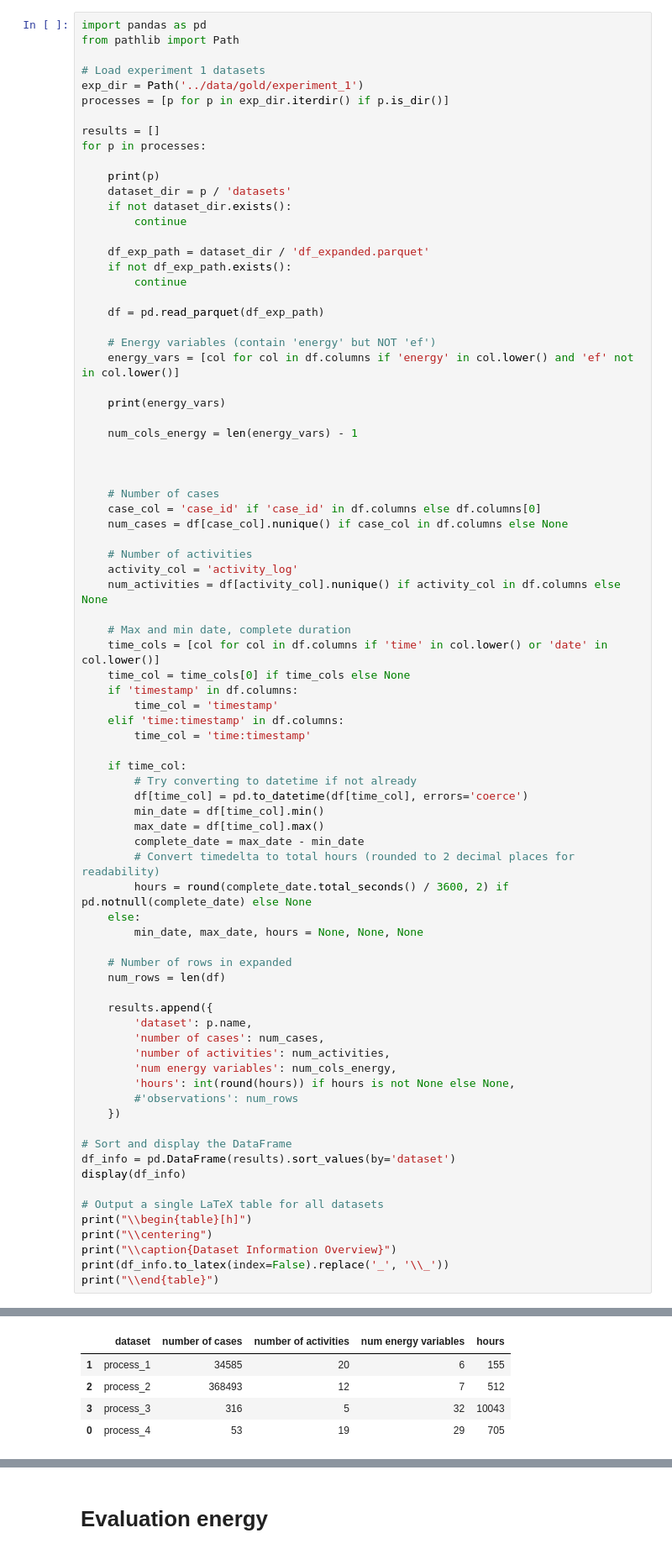
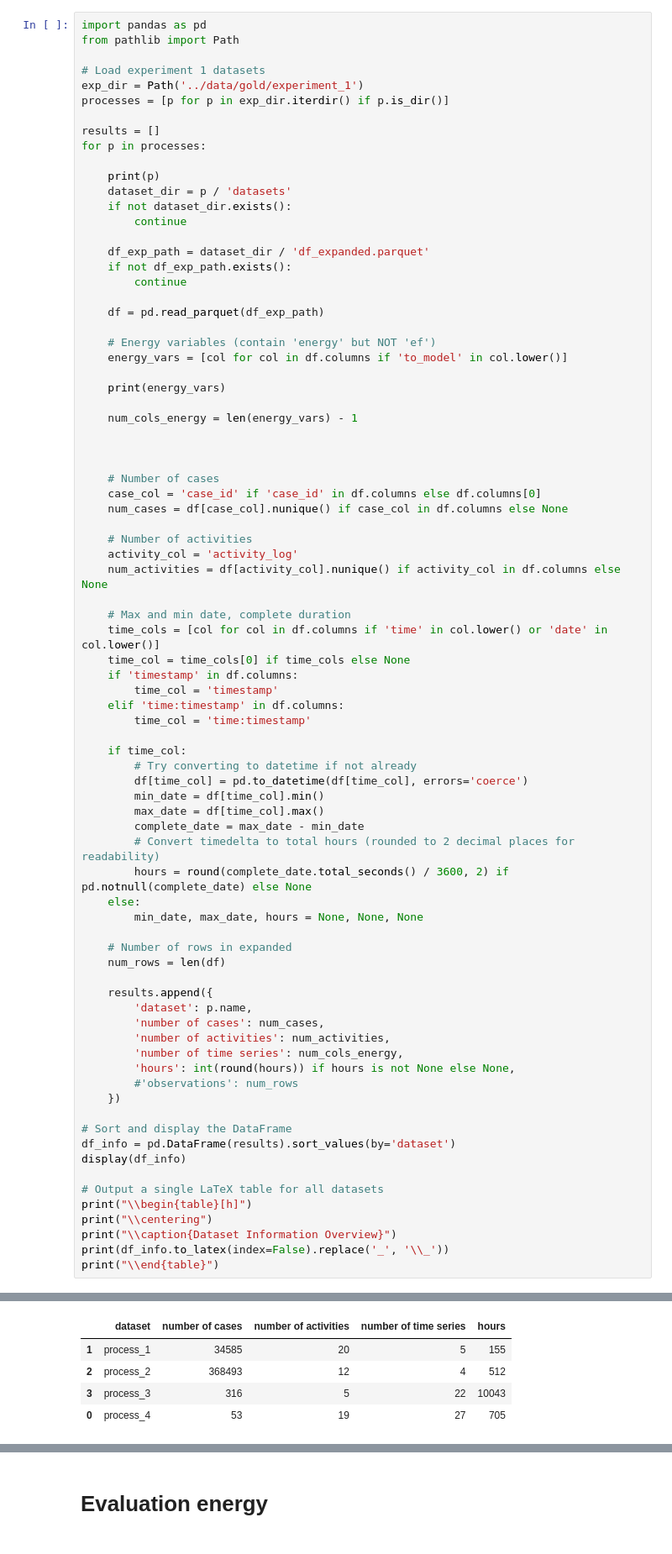
Before and after one commit to zapataunipaderborn/process_energy_demand_modelling, a Jupyter notebook: src/results_latex_table.ipynb, the cells around one changed output, grey strips where cells are left out. Shown at 84% size. Saved outputs shown, nothing was run; the diff lists cells and outputs as text.

Commit message:
new process

```diff
--- a/src/results_latex_table.ipynb
+++ b/src/results_latex_table.ipynb
@@ -53,7 +21,7 @@ for p in processes:
     df = pd.read_parquet(df_exp_path)
 
     # Energy variables (contain 'energy' but NOT 'ef')
-    energy_vars = [col for col in df.columns if 'energy' in col.lower() and 'ef' not in col.lower()]
+    energy_vars = [col for col in df.columns if 'to_model' in col.lower()]
 
     print(energy_vars)
 
@@ -95,7 +63,7 @@ for p in processes:
         'dataset': p.name,
         'number of cases': num_cases,
         'number of activities': num_activities,
-        'num energy variables': num_cols_energy,
+        'number of time series': num_cols_energy,
         'hours': int(round(hours)) if hours is not None else None,
         #'observations': num_rows
     })
@@ -122,8 +90,8 @@ print("\\end{table}")
-|  | dataset | number of cases | number of activities | num energy variables | hours |
-| 1 | process_1 | 34585 | 20 | 6 | 155 |
-| 2 | process_2 | 368493 | 12 | 7 | 512 |
-| 3 | process_3 | 316 | 5 | 32 | 10043 |
-| 0 | process_4 | 53 | 19 | 29 | 705 |
+|  | dataset | number of cases | number of activities | number of time series | hours |
+| 1 | process_1 | 34585 | 20 | 5 | 155 |
+| 2 | process_2 | 368493 | 12 | 4 | 512 |
+| 3 | process_3 | 316 | 5 | 22 | 10043 |
+| 0 | process_4 | 53 | 19 | 27 | 705 |
 \begin{table}[h]
 \centering
 \caption{Dataset Information Overview}
```
Also changed, not shown: parts of 14 cells of this notebook, 3 other files.
